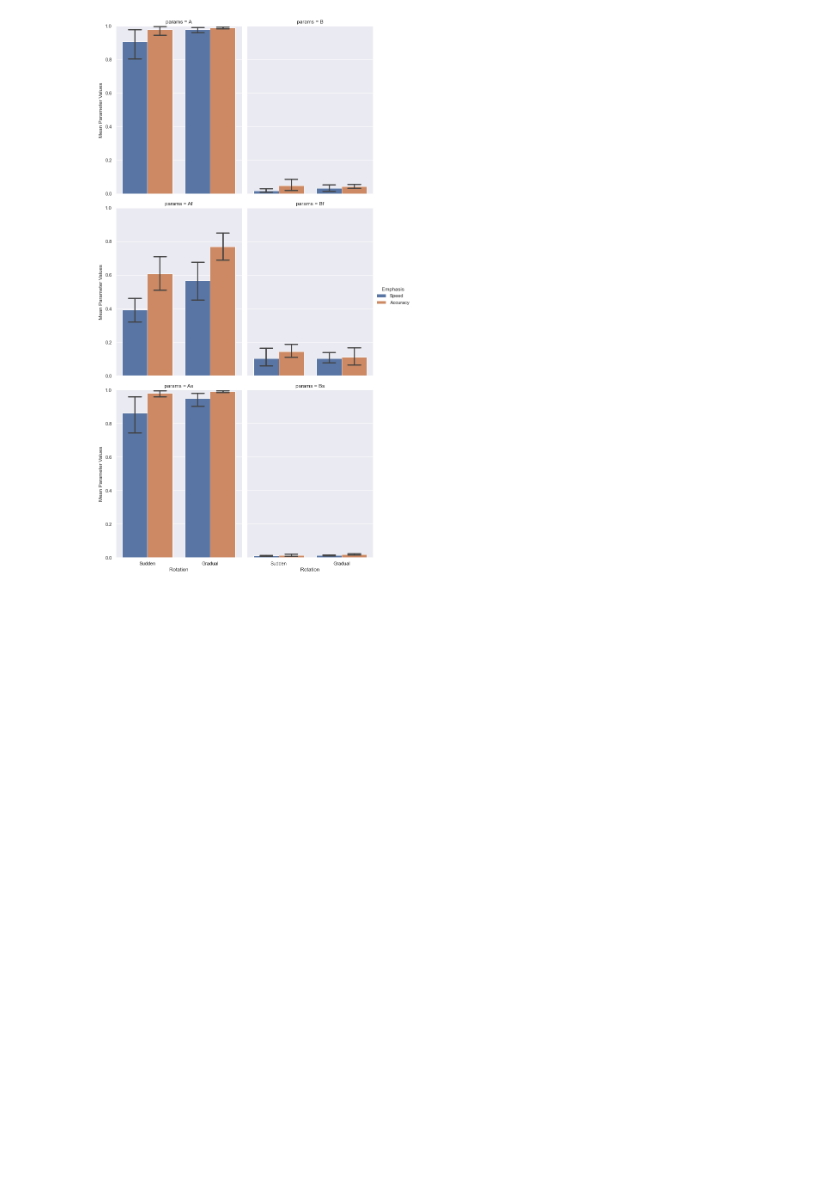
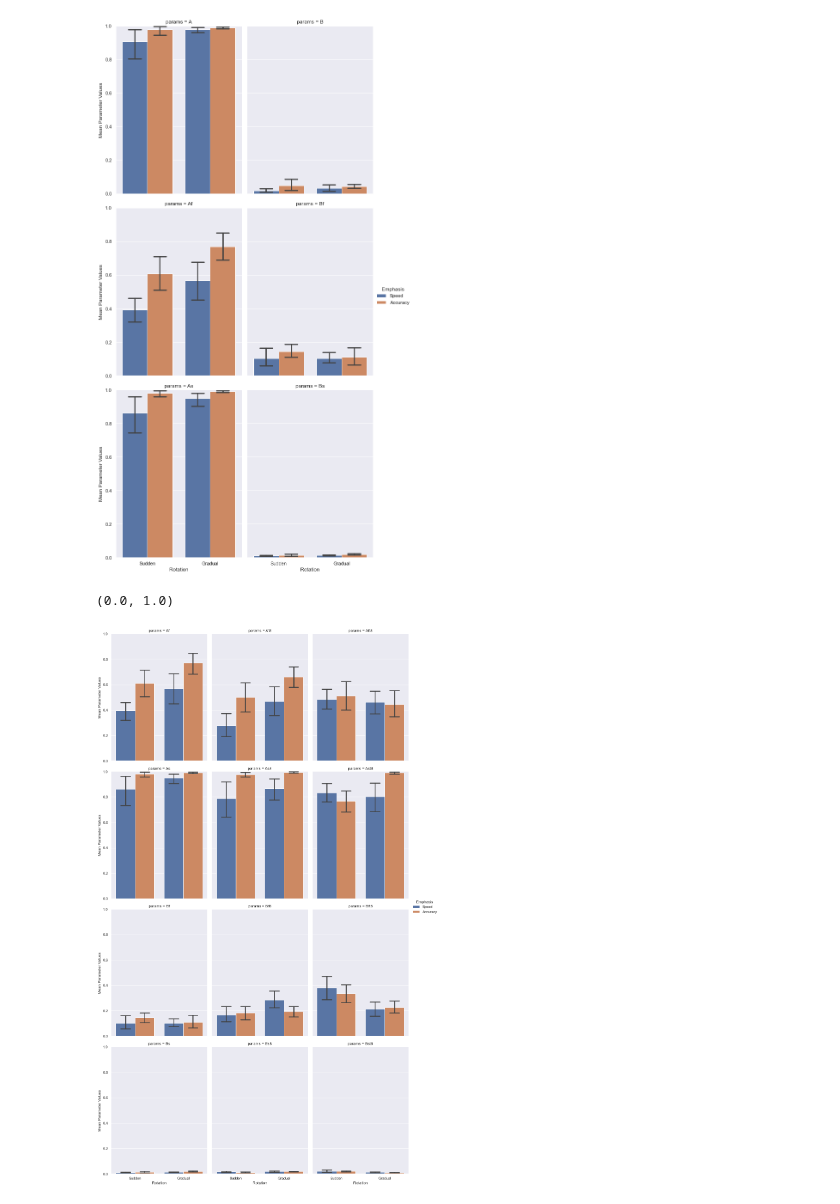
Before and after one commit to tejas-savalia/Lab-Codes, a Jupyter notebook: Psychtoolbox/Visuomotor_Adaptation_Tablet/python_scripts/parameter_comparison.ipynb, the cells around one changed output. Saved outputs shown, nothing was run; the diff lists cells and outputs as text; code cells hidden in the pictures; blank space fills up the shorter version.

Commit message:
eight model parameter comparisions underway

```diff
--- a/Psychtoolbox/Visuomotor_Adaptation_Tablet/python_scripts/parameter_comparison.ipynb
+++ b/Psychtoolbox/Visuomotor_Adaptation_Tablet/python_scripts/parameter_comparison.ipynb
@@ -21,6 +21,7 @@ from all_models import *
 # read fit values
 fits_single = pickle.load(open('fit_single_CV_640.pickle', 'rb'))
 fits_dual = pickle.load(open('fit_dual_CV_640.pickle', 'rb'))
+fits_eight = pickle.load(open('fit_dual_eight_CV_704.pickle', 'rb'))
 #fits_six = pickle.load(open('fit_six_CV_704.pickle', 'rb'))
 #fits_mixed = pickle.load(open('fit_mixed_CV_704.pickle', 'rb'))
 #fits_single_transfer = pickle.load(open('fit_single_CV_transfer.pickle', 'rb'))
@@ -54,17 +54,21 @@ d = {'Rotation': np.ravel(np.row_stack((np.repeat('Sudden', 30), np.repeat('Grad
      'Af': np.concatenate((Af[0::4], Af[1::4], Af[2::4], Af[3::4])),
      'Bf': np.concatenate((Bf[0::4], Bf[1::4], Bf[2::4], Bf[3::4])),
      'As': np.concatenate((As[0::4], As[1::4], As[2::4], As[3::4])),
-     'Bs': np.concatenate((Bs[0::4], Bs[1::4], Bs[2::4], Bs[3::4]))
-     #'A_transfer': np.concatenate((A_transfer[0::4], A_transfer[1::4], A_transfer[2::4], A_transfer[3::4])),
-     #'B_transfer': np.concatenate((B_transfer[0::4], B_transfer[1::4], B_transfer[2::4], B_transfer[3::4])),
-     #'Af_transfer': np.concatenate((Af_transfer[0::4], Af_transfer[1::4], Af_transfer[2::4], Af_transfer[3::4])),
-     #'Bf_transfer': np.concatenate((Bf_transfer[0::4], Bf_transfer[1::4], Bf_transfer[2::4], Bf_transfer[3::4])),
-     #'As_transfer': np.concatenate((As_transfer[0::4], As_transfer[1::4], As_transfer[2::4], As_transfer[3::4])),
-     #'Bs_transfer': np.concatenate((Bs_transfer[0::4], Bs_transfer[1::4], Bs_transfer[2::4], Bs_transfer[3::4]))
+     'Bs': np.concatenate((Bs[0::4], Bs[1::4], Bs[2::4], Bs[3::4])),
+
+     'Af8': np.concatenate((Af8[0::4], Af8[1::4], Af8[2::4], Af8[3::4])),
+     'Bf8': np.concatenate((Bf8[0::4], Bf8[1::4], Bf8[2::4], Bf8[3::4])),
+     'As8': np.concatenate((As8[0::4], As8[1::4], As8[2::4], As8[3::4])),
+     'Bs8': np.concatenate((Bs8[0::4], Bs8[1::4], Bs8[2::4], Bs8[3::4])),
+     'Aft8': np.concatenate((Aft8[0::4], Aft8[1::4], Aft8[2::4], Aft8[3::4])),
+     'Bft8': np.concatenate((Bft8[0::4], Bft8[1::4], Bft8[2::4], Bft8[3::4])),
+     'Ast8': np.concatenate((Ast8[0::4], Ast8[1::4], Ast8[2::4], Ast8[3::4])),
+     'Bst8': np.concatenate((Bst8[0::4], Bst8[1::4], Bst8[2::4], Bst8[3::4])),
+
     }
 # %%
 parameters = pd.DataFrame(d)
-melted = pd.melt(parameters, id_vars=['Rotation','Emphasis'], var_name='params', value_name='Mean Parameter Values')
+melted = pd.melt(parameters, id_vars=['Rotation','Emphasis'], var_name='params', value_name='Mean_Parameter_Values')
 # %%
 g = sns.scatterplot(x="As_transfer", y="Bf_transfer", hue="Emphasis", style = 'Rotation', data=parameters)
 plt.ylim((0, 1))
@@ -87,0 +90,13 @@ g.savefig('parameters.png', dpi = 600)
+# %%
+g = sns.catplot(x="Rotation", y="Mean Parameter Values", hue="Emphasis", col = 'params',
+                col_wrap=3, col_order = ['Af', 'Af8', 'Aft8',
+                                         'As', 'As8', 'Ast8',
+                                         'Bf', 'Bf8', 'Bft8',
+                                         'Bs', 'Bs8', 'Bst8'],
+                capsize=.2, height=6, aspect=.75,ci = 95,
+                kind = 'bar', data=melted)
+
+plt.ylim((0, 1))
+# %% [output]
+(0.0, 1.0)
+[figure, added]
```
Also changed, not shown: parts of 5 cells of this notebook.
